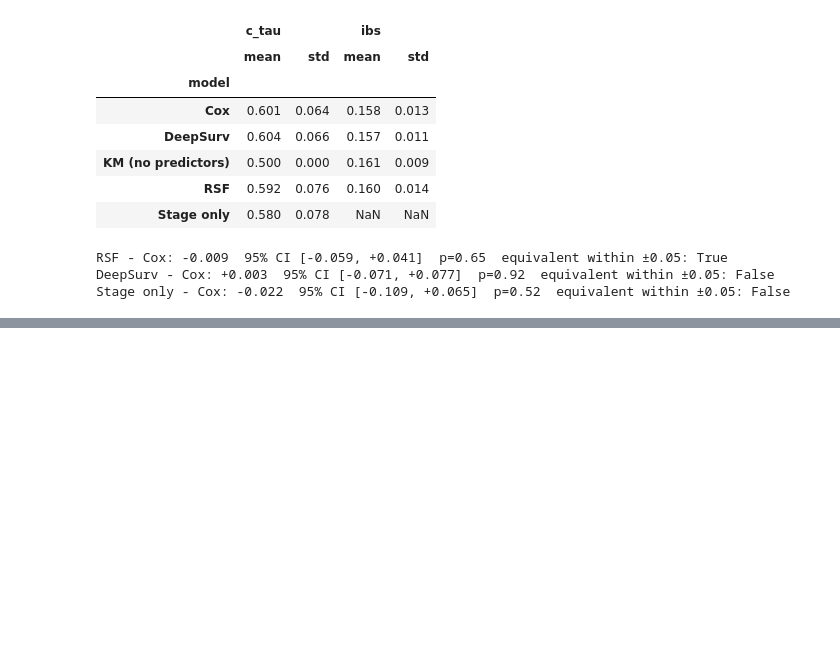
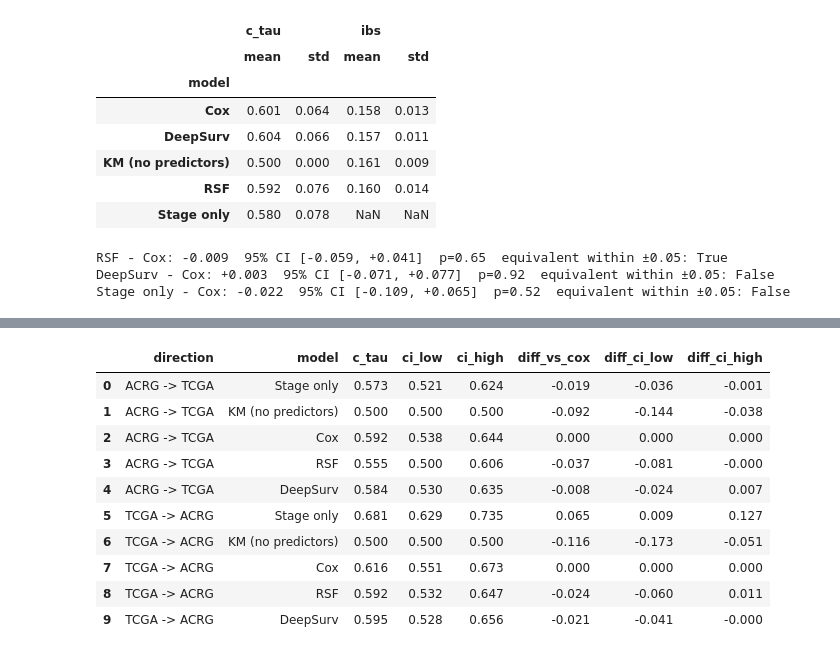
Before and after one commit to patriciamateica/GastricCancerRecurrence, a Jupyter notebook: src/experimenting101.ipynb, the cells around one changed output, grey strips where cells are left out. Drawn from its saved outputs; the diff is of its cells as text; code cells hidden in the pictures; blank space fills up the shorter version.

Commit message:
e2 experiments, training on a cohort and testing on the other

```diff
--- a/src/experimenting101.ipynb
+++ b/src/experimenting101.ipynb
@@ -186,7 +186,7 @@ for split, (tr, te) in enumerate (cv.split(X, y["event"])):
     times = eval_times(y_te)
 
     risk0 = (X_te["serosa"] + X_te["n_level"]).values
-    rows.append({"rep": rep, "fold": fold, "model": "Stage only", "c_tau": c_index_time_for_eval(y_te, risk0), "ibs": np.nan, "params": ""})
+    rows.append({"rep": rep, "fold": fold, "model": "Stage only", "c_tau": c_index_tau(y_te, risk0), "ibs": np.nan, "params": ""})
     rows.append({"rep": rep, "fold": fold, "model": "KM (no predictors)", "c_tau": 0.5,
                  "ibs": integrated_brier_score(y_tr, y_te, km_null_surv(y_tr, times, len(te)), times), "params": ""})
 
@@ -195,7 +195,7 @@ for split, (tr, te) in enumerate (cv.split(X, y["event"])):
         best = search.best_estimator_
         risk = best.predict(X_te)
         S = surv_at(best, X_te, times)
-        rows.append({"rep": rep, "fold": fold, "model": name, "c_tau": c_index_time_for_eval(y_te, risk),
+        rows.append({"rep": rep, "fold": fold, "model": name, "c_tau": c_index_tau(y_te, risk),
                      "ibs": integrated_brier_score(y_tr, y_te, S, times), "params": str(search.best_params_)})
         out_of_fold.append(pd.DataFrame({"rep": rep, "model": name, "patient_id": data["patient_id"].iloc[te].values,
                                  "risk": risk, "surv_tau": S[:, -1]}))
@@ -244,3 +244,18 @@ for m in ["RSF", "DeepSurv", "Stage only"]:
 RSF - Cox: -0.009  95% CI [-0.059, +0.041]  p=0.65  equivalent within ±0.05: True
 DeepSurv - Cox: +0.003  95% CI [-0.071, +0.077]  p=0.92  equivalent within ±0.05: False
 Stage only - Cox: -0.022  95% CI [-0.109, +0.065]  p=0.52  equivalent within ±0.05: False
+# %%
+features = ["age", "male", "serosa", "n_level"]
+
+
+def load_cohort(path):
+    d = pd.read_csv(path)
+    d["male"] = (d["sex"] == "Male").astype(float)
+    X_ = d[features].astype(float)
+    y_ = Surv.from_arrays(event=d["event"].astype(bool).values, time=d["time_months"].values)
+    return d, X_, y_
+
+cohorts = {"ACRG": load_cohort("data/acrg_clean.csv"),
+           "TCGA": load_cohort("data/tcga_clean.csv")}
+for name, (d, X_, y_) in cohorts.items():
+    print(f"{name}: {X_.shape[0]} patients, {int(d['event'].sum())} events")
@@ -246,0 +314,37 @@ Stage only - Cox: -0.022  95% CI [-0.109, +0.065]  p=0.52  equivalent within ±0
+# %%
+B = 1000
+rng = np.random.default_rng(seed)
+summary = []
+for direction in e2["direction"].unique():
+    test_name = direction.split(" -> ")[1]
+    _, _, y_test = cohorts[test_name]
+    names = [m for (dirn, m) in e2_preds if dirn == direction]
+    boot = {m: [] for m in names}
+    for _ in range(B):
+        idx = rng.integers(0, len(y_test), len(y_test))
+        yb = y_test[idx]
+        for m in names:
+            boot[m].append(c_index_tau(yb, e2_preds[(direction, m)][0][idx]))
+    boot = pd.DataFrame(boot)
+    for m in names:
+        point = e2.loc[(e2.direction == direction) & (e2.model == m), "c_tau"].item()
+        lo, hi = np.percentile(boot[m], [2.5, 97.5])
+        dlo, dhi = np.percentile(boot[m] - boot["Cox"], [2.5, 97.5])
+        summary.append({"direction": direction, "model": m, "c_tau": point, "ci_low": lo, "ci_high": hi,
+                        "diff_vs_cox": point - e2.loc[(e2.direction == direction) & (e2.model == "Cox"), "c_tau"].item(),
+                        "diff_ci_low": dlo, "diff_ci_high": dhi})
+e2_summary = pd.DataFrame(summary)
+e2_summary.to_csv(results_dir / "e2_bootstrap.csv", index=False)
+e2_summary.round(3)
+# %% [output]
+|  | direction | model | c_tau | ci_low | ci_high | diff_vs_cox | diff_ci_low | diff_ci_high |
+| 0 | ACRG -> TCGA | Stage only | 0.573 | 0.521 | 0.624 | -0.019 | -0.036 | -0.001 |
+| 1 | ACRG -> TCGA | KM (no predictors) | 0.500 | 0.500 | 0.500 | -0.092 | -0.144 | -0.038 |
+| 2 | ACRG -> TCGA | Cox | 0.592 | 0.538 | 0.644 | 0.000 | 0.000 | 0.000 |
+| 3 | ACRG -> TCGA | RSF | 0.555 | 0.500 | 0.606 | -0.037 | -0.081 | -0.000 |
+| 4 | ACRG -> TCGA | DeepSurv | 0.584 | 0.530 | 0.635 | -0.008 | -0.024 | 0.007 |
+| 5 | TCGA -> ACRG | Stage only | 0.681 | 0.629 | 0.735 | 0.065 | 0.009 | 0.127 |
+| 6 | TCGA -> ACRG | KM (no predictors) | 0.500 | 0.500 | 0.500 | -0.116 | -0.173 | -0.051 |
+| 7 | TCGA -> ACRG | Cox | 0.616 | 0.551 | 0.673 | 0.000 | 0.000 | 0.000 |
+| 8 | TCGA -> ACRG | RSF | 0.592 | 0.532 | 0.647 | -0.024 | -0.060 | 0.011 |
+| 9 | TCGA -> ACRG | DeepSurv | 0.595 | 0.528 | 0.656 | -0.021 | -0.041 | -0.000 |
```
Also changed, not shown: parts of 6 cells of this notebook.
